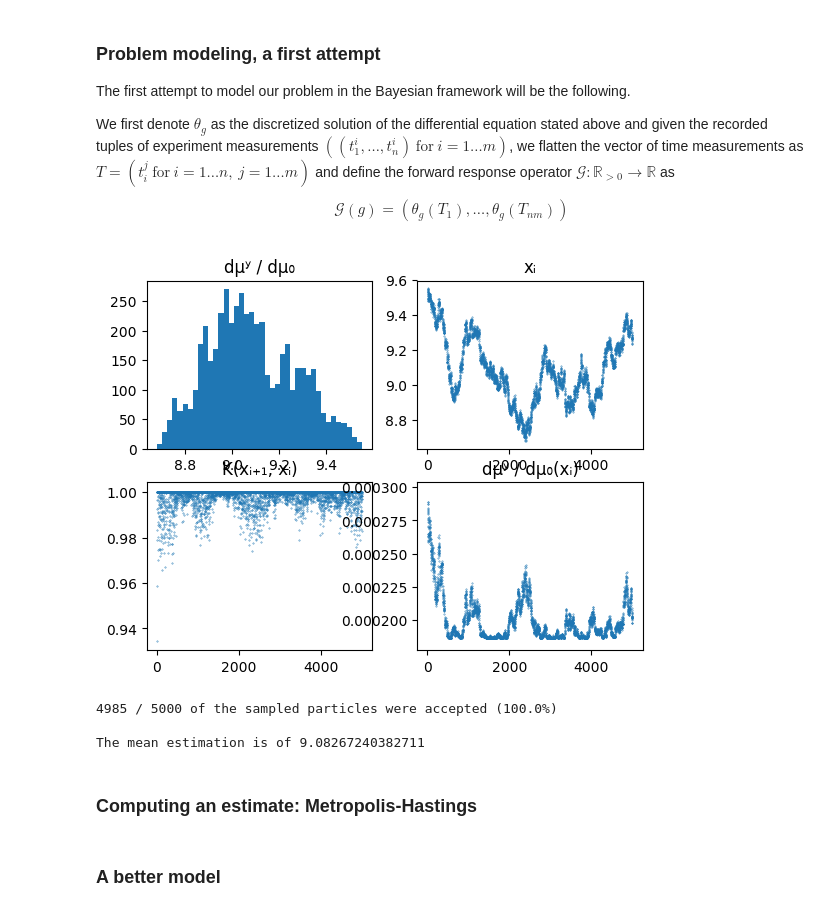
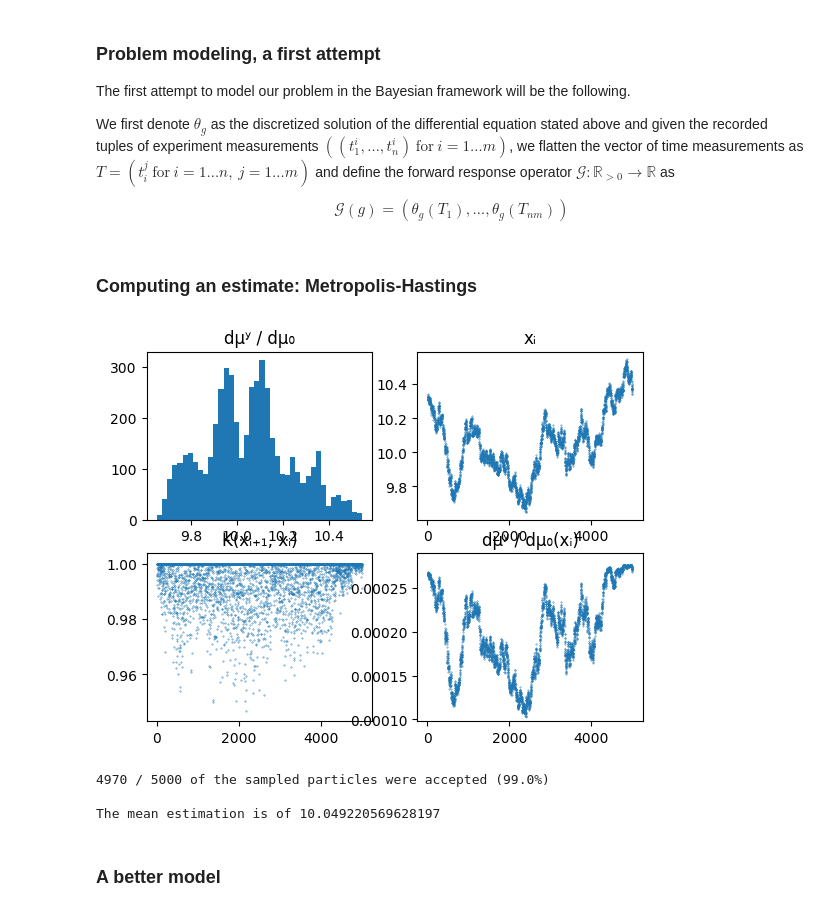
Before and after one commit to matthieubulte/smc, a Jupyter notebook: code/proposal.ipynb, the cells around one changed output. Drawn from its saved outputs; the diff is of its cells as text; code cells hidden in the pictures.

```diff
--- a/code/proposal.ipynb
+++ b/code/proposal.ipynb
@@ -77,25 +78,19 @@ likelihood = g ->
     let
         dΘ = Θ -> [Θ[2], -g*sin(Θ[1])/7.4]
         B = rk4s(dΘ, [5*pi/180, 0], flat_measurements, 0.01)
-        exp( - sumoveri(i -> B[i,1]^2, length(t)))
-    end
-
-unnormalized_posterior = m ->
-    let
-        p = pdf(μ₀, m[1])
-        p > 0 ? p*likelihood(m[1]) : 0
+        exp( - sumoveri(i -> B[i,1]^2, length(flat_measurements)))
     end;
-# %% [output]
-[figure, removed]
-4985 / 5000 of the sampled particles were accepted (100.0%)
-
-The mean estimation is of 9.08267240382711
 # %% [markdown]
 ### Computing an estimate: Metropolis-Hastings
 # %%
 srand(42)
-out = MetropolisHastings(5000, unnormalized_posterior, 0.01, g₀)
+out = MetropolisHastings(5000, unnormalized_posterior(μ₀, likelihood), 0.01, rand(μ₀, 1))
 plotMCMC(out)
+# %% [output]
+[figure, added]
+4970 / 5000 of the sampled particles were accepted (99.0%)
+
+The mean estimation is of 10.049220569628197
 # %% [markdown]
 ### A better model
 # %%
```
Also changed, not shown: parts of 11 cells of this notebook, 2 other files.
